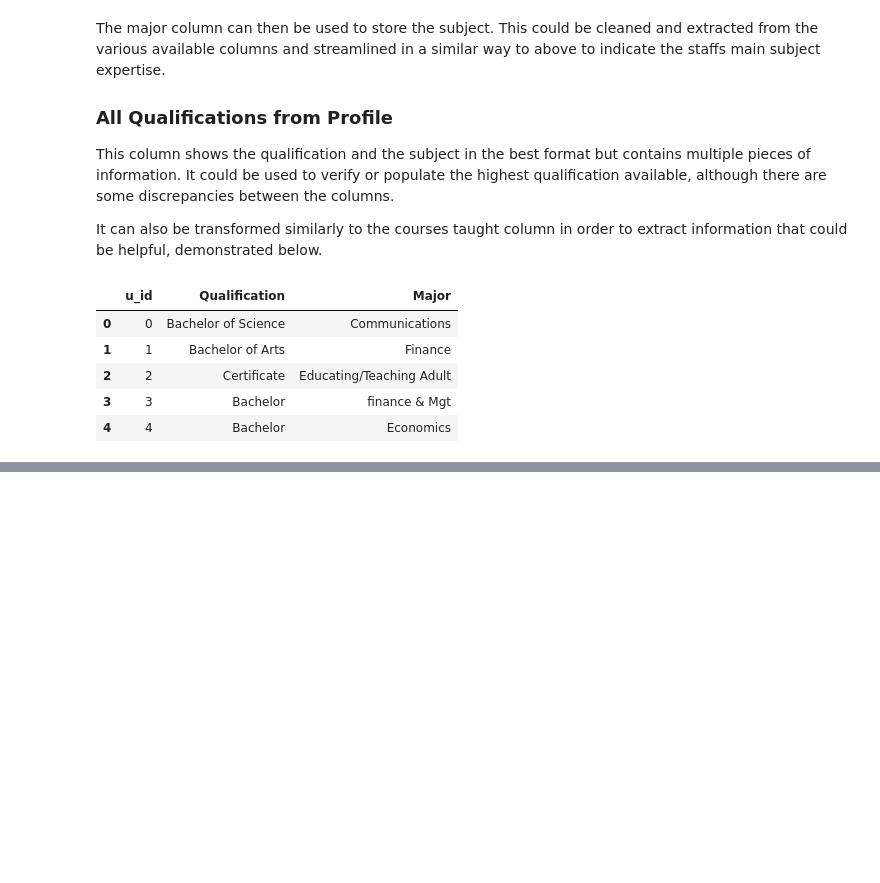
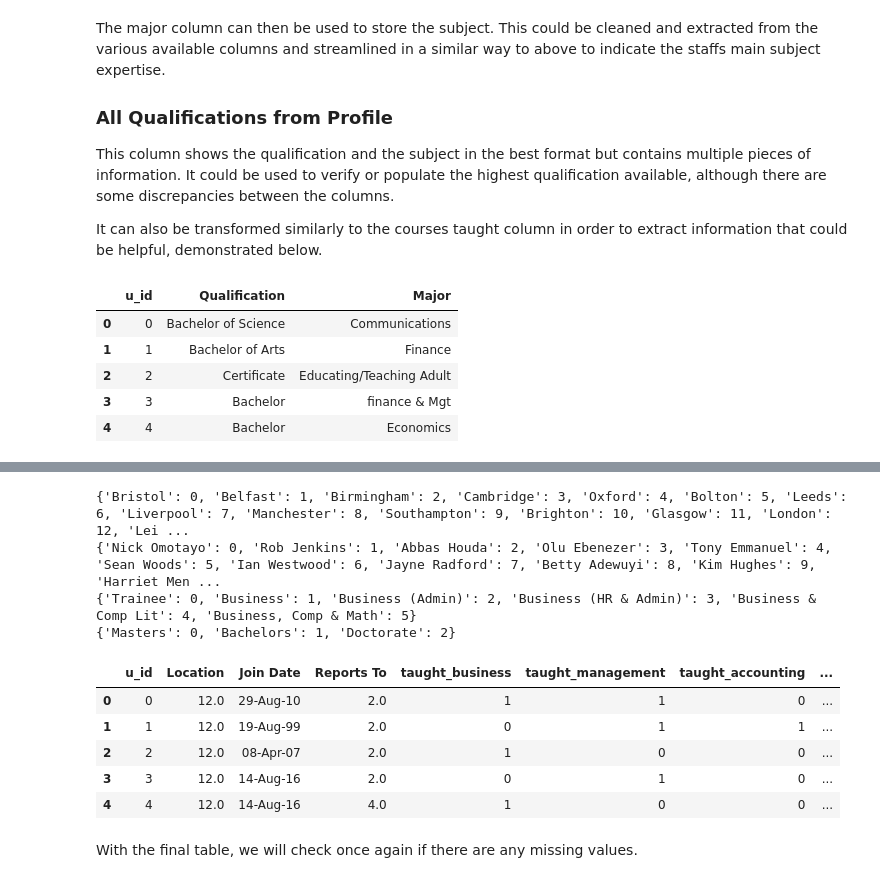
Before and after one commit to cheylea/data-cleanse-uol, a Jupyter notebook: SIS-DataCleanse.ipynb, the cells around one changed output, grey strips where cells are left out. Cells and saved outputs as stored; diff of their text form; code cells hidden in the pictures; blank space fills up the shorter version.

Commit message:
Added in cleaned files and updated cleaning

```diff
--- a/SIS-DataCleanse.ipynb
+++ b/SIS-DataCleanse.ipynb
@@ -504,0 +574,13 @@ qualifs_t.head()
+# %%
+# Calculate the mean
+mean = round(np.mean(pd.to_numeric(data['years_teaching'])))
+
+# Correct the column
+data['years_teaching'] = np.where(data['Other Experience'].str.contains('teach') &
+                                  data['years_teaching'].isna(), mean,
+                         np.where(data['years_teaching'].isna(), 0, data['years_teaching']))
+
+# Ensure column is all the same data type
+data['years_teaching'] = pd.to_numeric(data['years_teaching'])
+
+data.head()
@@ -504,0 +656,6 @@ qualifs_t.head()
+# %%
+# Add column for active researcher
+data['active_researcher'] = np.where(data['Other Experience'].str.contains('active') &
+                                     data['Other Experience'].str.contains('research'), 1, 0)
+
+data.head()
@@ -504,0 +676,49 @@ qualifs_t.head()
+# %%
+# Create dictionaries
+
+# Location
+location_list = list(set(data['Location'].dropna().to_list()))
+location_dict = {k: v for v, k in enumerate(location_list)}
+print(location_dict)
+
+# Reports To
+reports_list = list(set(data['Reports To'].dropna().to_list()))
+reports_dict = {k: v for v, k in enumerate(reports_list)}
+print(reports_dict)
+
+# Title
+title_list = list(set(data['Title_clean'].dropna().to_list()))
+title_dict = {k: v for v, k in enumerate(title_list)}
+print(title_dict)
+
+# Highest Qualification Level
+hql_list = list(set(data['HQL_clean'].dropna().to_list()))
+hql_dict = {k: v for v, k in enumerate(hql_list)}
+print(hql_dict)
+
+# Replace Columns
+data = data.replace({"Location": location_dict})
+data = data.replace({"Reports To": reports_dict})
+data = data.replace({"Title_clean": title_dict})
+data = data.replace({"HQL_clean": hql_dict})
+
+# Remove remaining redundant columns
+data = data.drop(columns=['ID','Name','Title','LWD','Highest Qualification Level',
+                          'Highest Qualification', 'HQ_clean', 'Major', 'University',
+                          'All Qualifications from Profile', 'Courses Taught- Term 201510',
+                          'MAJOR TEACHING FIELD', 'Other Experience', 'Criteria'])
+
+data.head()
+# %% [output]
+{'Bristol': 0, 'Belfast': 1, 'Birmingham': 2, 'Cambridge': 3, 'Oxford': 4, 'Bolton': 5, 'Leeds': 6, 'Liverpool': 7, 'Manchester': 8, 'Southampton': 9, 'Brighton': 10, 'Glasgow': 11, 'London': 12, 'Lei ...
+{'Nick Omotayo': 0, 'Rob Jenkins': 1, 'Abbas Houda': 2, 'Olu Ebenezer': 3, 'Tony Emmanuel': 4, 'Sean Woods': 5, 'Ian Westwood': 6, 'Jayne Radford': 7, 'Betty Adewuyi': 8, 'Kim Hughes': 9, 'Harriet Men ...
+{'Trainee': 0, 'Business': 1, 'Business (Admin)': 2, 'Business (HR & Admin)': 3, 'Business & Comp Lit': 4, 'Business, Comp & Math': 5}
+{'Masters': 0, 'Bachelors': 1, 'Doctorate': 2}
+|  | u_id | Location | Join Date | Reports To | taught_business | taught_management | taught_accounting | ... |
+| 0 | 0 | 12.0 | 29-Aug-10 | 2.0 | 1 | 1 | 0 | ... |
+| 1 | 1 | 12.0 | 19-Aug-99 | 2.0 | 0 | 1 | 1 | ... |
+| 2 | 2 | 12.0 | 08-Apr-07 | 2.0 | 1 | 0 | 0 | ... |
+| 3 | 3 | 12.0 | 14-Aug-16 | 2.0 | 0 | 1 | 0 | ... |
+| 4 | 4 | 12.0 | 14-Aug-16 | 4.0 | 1 | 0 | 0 | ... |
+# %% [markdown]
+With the final table, we will check once again if there are any missing values.
```
Also changed, not shown: parts of 17 cells of this notebook, 3 other files.
